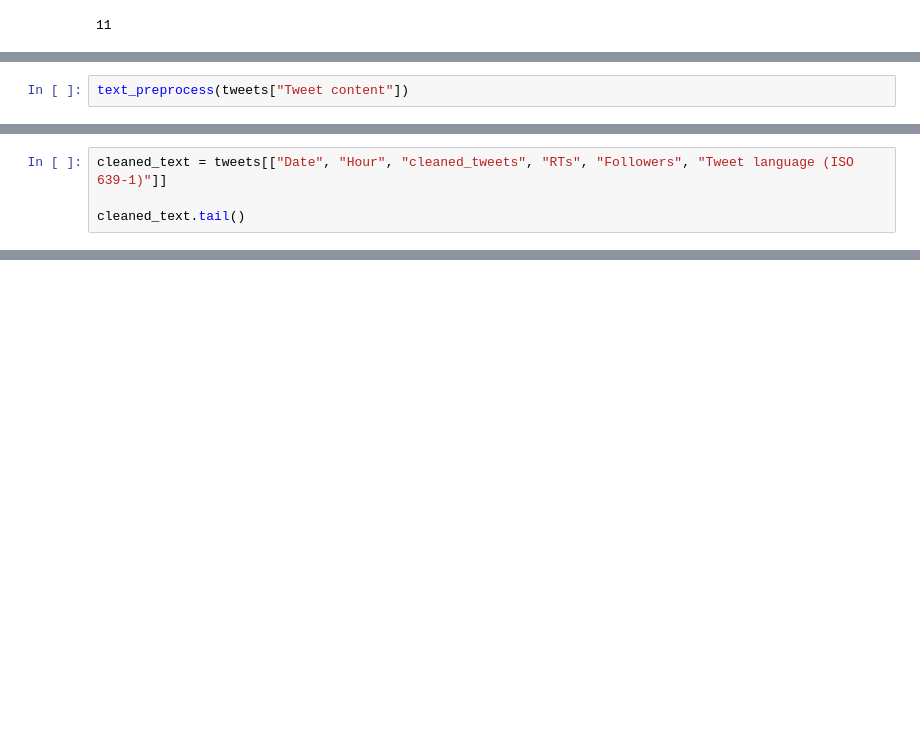
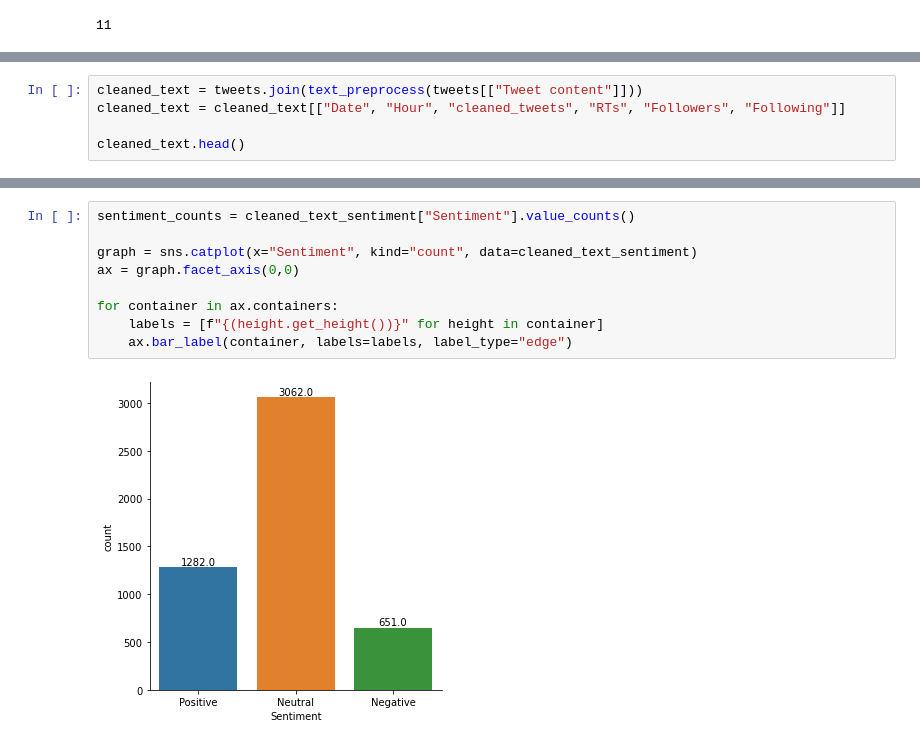
Before and after one commit to vxlwang/twitter_sentiment_stock_prediction, a Jupyter notebook: twitter_sentiment.ipynb, the cells around one changed output, grey strips where cells are left out. Drawn from its saved outputs; the diff is of its cells as text; blank space fills up the shorter version.

```diff
--- a/twitter_sentiment.ipynb
+++ b/twitter_sentiment.ipynb
@@ -110,2 +130,5 @@ def text_preprocess(content):
 # %%
-text_preprocess(tweets["Tweet content"])
+cleaned_text = tweets.join(text_preprocess(tweets[["Tweet content"]]))
+cleaned_text = cleaned_text[["Date", "Hour", "cleaned_tweets", "RTs", "Followers", "Following"]]
+
+cleaned_text.head()
@@ -112,4 +141,0 @@ text_preprocess(tweets["Tweet content"])
-# %%
-cleaned_text = tweets[["Date", "Hour", "cleaned_tweets", "RTs", "Followers", "Tweet language (ISO 639-1)"]]
-
-cleaned_text.tail()
@@ -181,0 +196,11 @@ cleaned_text.to_csv("./data/tweets_sentiment.csv", index=False)
+# %%
+sentiment_counts = cleaned_text_sentiment["Sentiment"].value_counts()
+
+graph = sns.catplot(x="Sentiment", kind="count", data=cleaned_text_sentiment)
+ax = graph.facet_axis(0,0)
+
+for container in ax.containers:
+    labels = [f"{(height.get_height())}" for height in container]
+    ax.bar_label(container, labels=labels, label_type="edge")
+# %% [output]
+[figure, added]
```
Also changed, not shown: parts of 51 cells of this notebook.
